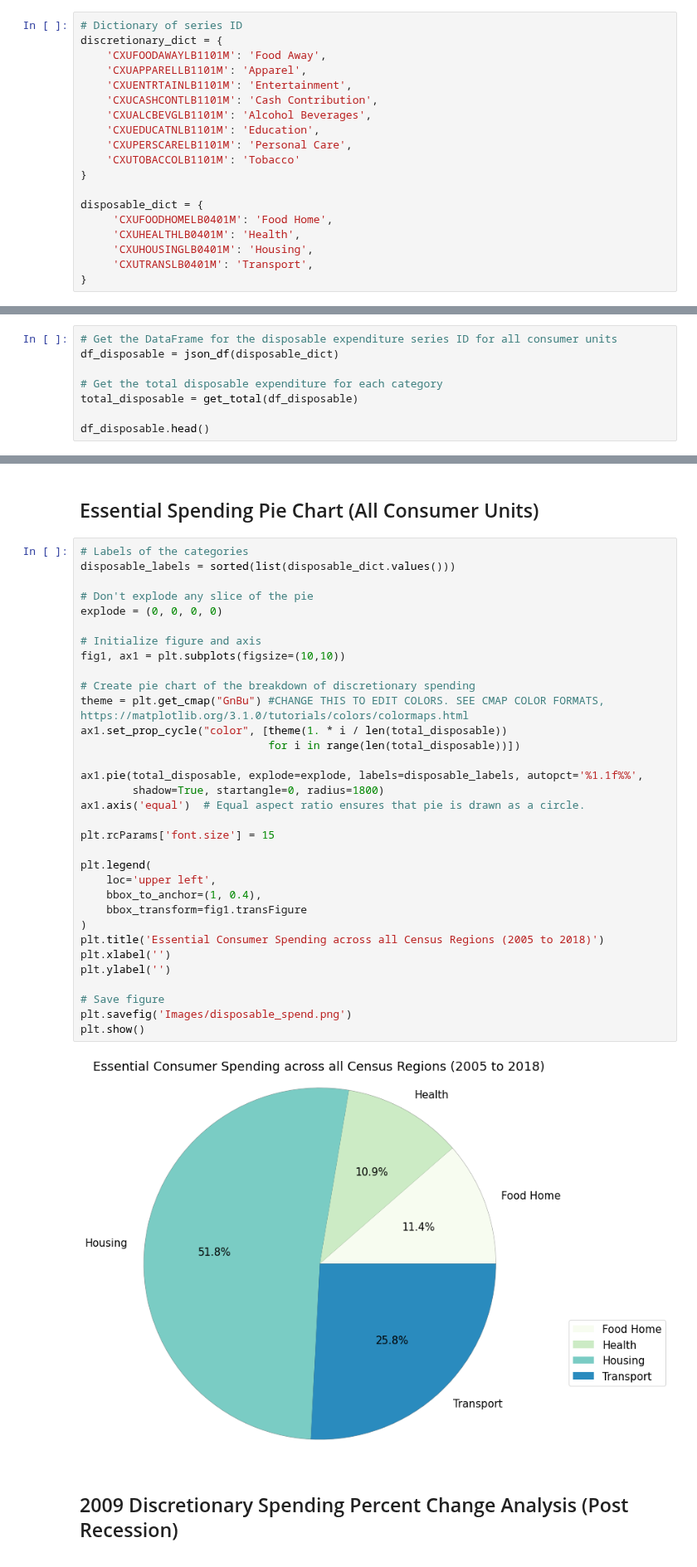
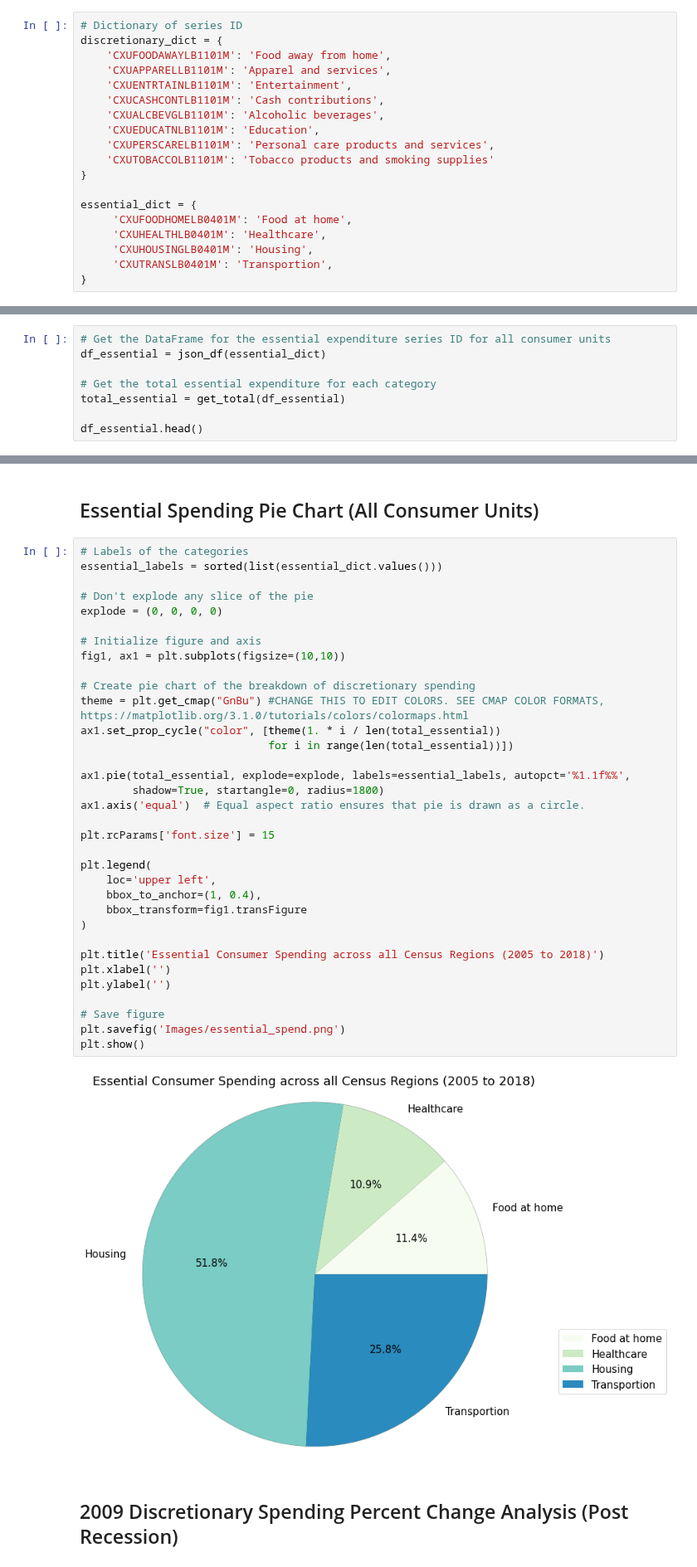
Before and after one commit to joshcoronel/discretionary-spending, a Jupyter notebook: Project_1_main.ipynb, the cells around one changed output, grey strips where cells are left out. Shown at 83% size. Saved outputs shown, nothing was run; the diff lists cells and outputs as text.

```diff
--- a/Project_1_main.ipynb
+++ b/Project_1_main.ipynb
@@ -46,21 +46,21 @@ import numpy as np
 # %%
 # Dictionary of series ID
 discretionary_dict = {
-    'CXUFOODAWAYLB1101M': 'Food Away',
-    'CXUAPPARELLB1101M': 'Apparel',
+    'CXUFOODAWAYLB1101M': 'Food away from home',
+    'CXUAPPARELLB1101M': 'Apparel and services',
     'CXUENTRTAINLB1101M': 'Entertainment',
-    'CXUCASHCONTLB1101M': 'Cash Contribution',
-    'CXUALCBEVGLB1101M': 'Alcohol Beverages',
+    'CXUCASHCONTLB1101M': 'Cash contributions',
+    'CXUALCBEVGLB1101M': 'Alcoholic beverages',
     'CXUEDUCATNLB1101M': 'Education',
-    'CXUPERSCARELB1101M': 'Personal Care',
-    'CXUTOBACCOLB1101M': 'Tobacco'
+    'CXUPERSCARELB1101M': 'Personal care products and services',
+    'CXUTOBACCOLB1101M': 'Tobacco products and smoking supplies'
 }
 
-disposable_dict = {
-     'CXUFOODHOMELB0401M': 'Food Home',
-     'CXUHEALTHLB0401M': 'Health',
+essential_dict = {
+     'CXUFOODHOMELB0401M': 'Food at home',
+     'CXUHEALTHLB0401M': 'Healthcare',
      'CXUHOUSINGLB0401M': 'Housing',
-     'CXUTRANSLB0401M': 'Transport',
+     'CXUTRANSLB0401M': 'Transportion',
 }
 # %%
 # Description: Load the json response for the API queries
@@ -139,13 +139,13 @@ df_discretionary.head()
 | 3 | 2015 | A01 | Annual | NaN | 3008.0 |  | CXUFOODAWAYLB1101M |
 | 4 | 2014 | A01 | Annual | NaN | 2787.0 |  | CXUFOODAWAYLB1101M |
 # %%
-# Get the DataFrame for the disposable expenditure series ID for all consumer units
-df_disposable = json_df(disposable_dict)
+# Get the DataFrame for the essential expenditure series ID for all consumer units
+df_essential = json_df(essential_dict)
 
-# Get the total disposable expenditure for each category
-total_disposable = get_total(df_disposable)
+# Get the total essential expenditure for each category
+total_essential = get_total(df_essential)
 
-df_disposable.head()
+df_essential.head()
 # %% [output]
 |  | year | period | periodName | latest | value | footnotes | seriesID |
 | 0 | 2018 | A01 | Annual | true | 4464.0 |  | CXUFOODHOMELB0401M |
@@ -195,39 +195,40 @@ plt.show()
 ## Essential Spending Pie Chart (All Consumer Units)
 # %%
 # Labels of the categories
-disposable_labels = sorted(list(disposable_dict.values()))
+essential_labels = sorted(list(essential_dict.values()))
 
 # Don't explode any slice of the pie
 explode = (0, 0, 0, 0)
 
 # Initialize figure and axis
 fig1, ax1 = plt.subplots(figsize=(10,10))
 
 # Create pie chart of the breakdown of discretionary spending
 theme = plt.get_cmap("GnBu") #CHANGE THIS TO EDIT COLORS. SEE CMAP COLOR FORMATS, https://matplotlib.org/3.1.0/tutorials/colors/colormaps.html
-ax1.set_prop_cycle("color", [theme(1. * i / len(total_disposable))
-                             for i in range(len(total_disposable))])
+ax1.set_prop_cycle("color", [theme(1. * i / len(total_essential))
+                             for i in range(len(total_essential))])
 
-ax1.pie(total_disposable, explode=explode, labels=disposable_labels, autopct='%1.1f%%',
+ax1.pie(total_essential, explode=explode, labels=essential_labels, autopct='%1.1f%%',
         shadow=True, startangle=0, radius=1800)
 ax1.axis('equal')  # Equal aspect ratio ensures that pie is drawn as a circle.
 
 plt.rcParams['font.size'] = 15
 
 plt.legend(
     loc='upper left',
     bbox_to_anchor=(1, 0.4),
     bbox_transform=fig1.transFigure
 )
+
 plt.title('Essential Consumer Spending across all Census Regions (2005 to 2018)')
 plt.xlabel('')
 plt.ylabel('')
 
 # Save figure
-plt.savefig('Images/disposable_spend.png')
+plt.savefig('Images/essential_spend.png')
 plt.show()
 # %% [output]
-[figure, old version]
+[figure, new version]
 # %% [markdown]
 ## 2009 Discretionary Spending Percent Change Analysis (Post Recession)
 # %%
```
Also changed, not shown: parts of 11 cells of this notebook, 6 other files.
